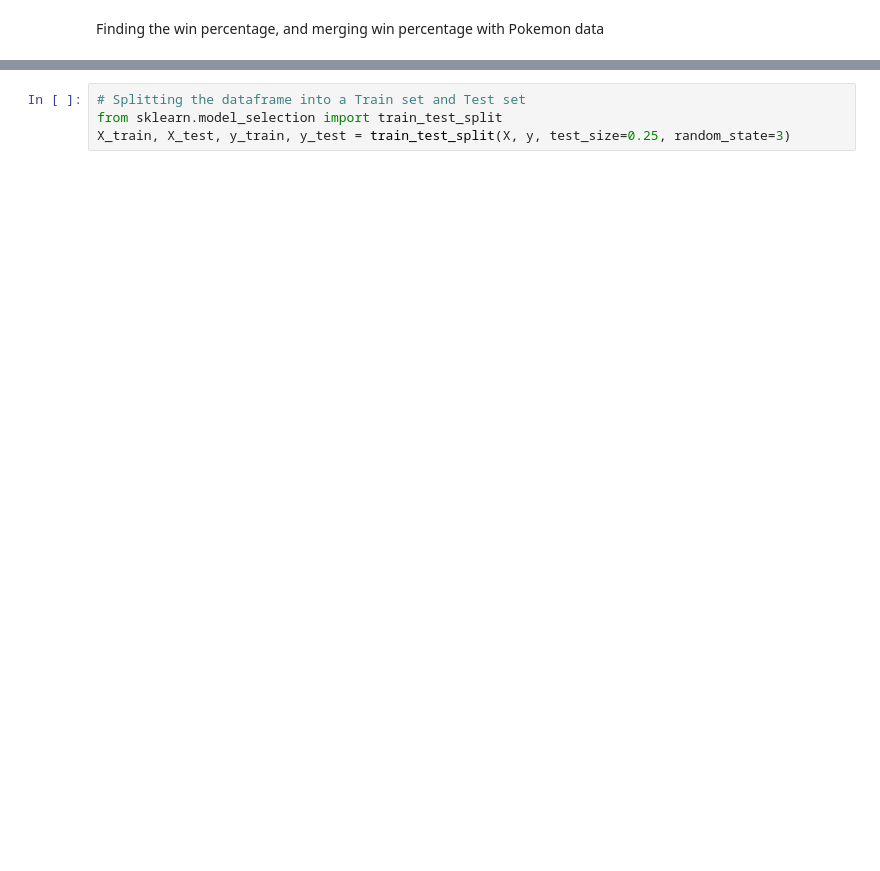
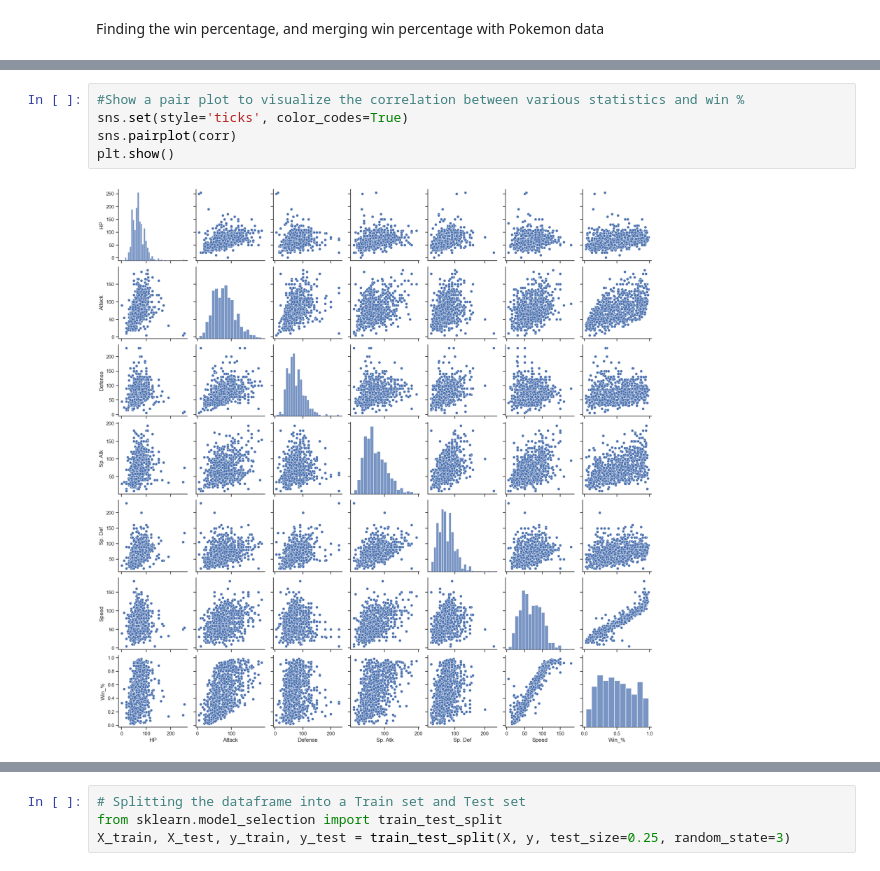
Before and after one commit to ONYX-02/PokemonDataProject, a Jupyter notebook: PokemonDataProject.ipynb, the cells around one changed output, grey strips where cells are left out. Saved outputs shown, nothing was run; the diff lists cells and outputs as text; blank space fills up the shorter version.

```diff
--- a/PokemonDataProject.ipynb
+++ b/PokemonDataProject.ipynb
@@ -262,0 +497,7 @@ fitting_df.shape
+# %%
+#Show a pair plot to visualize the correlation between various statistics and win %
+sns.set(style='ticks', color_codes=True)
+sns.pairplot(corr)
+plt.show()
+# %% [output]
+[figure, added]
```
Also changed, not shown: parts of 70 cells of this notebook, 2 other files.
